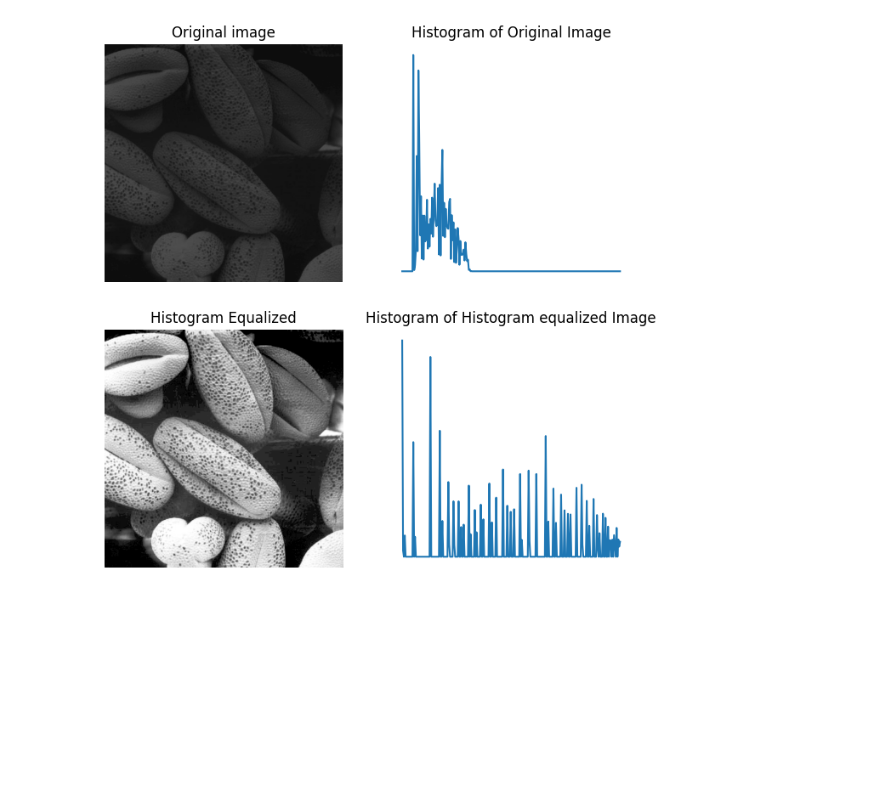
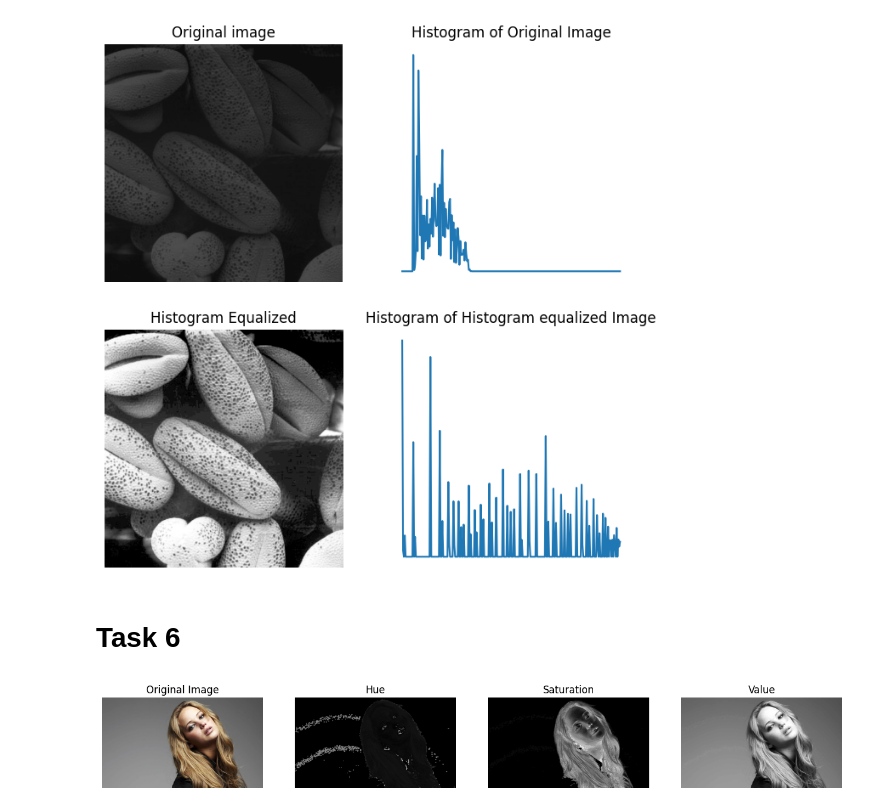
Before and after one commit to AnushkaSamaranayake/-Intensity-Transformations-and-Neighbourhood-Filtering, a Jupyter notebook: test.ipynb, the cells around one changed output. Saved outputs shown, nothing was run; the diff lists cells and outputs as text; code cells hidden in the pictures; blank space fills up the shorter version.

Commit message:
Task 6 3/4 completed

```diff
--- a/test.ipynb
+++ b/test.ipynb
@@ -363,3 +363,40 @@ for row in ax:
 plt.show()
 # %% [output]
 [figure]
+# %% [markdown]
+# Task 6
+# %%
+import numpy as np
+import matplotlib.pyplot as plt
+import cv2 as cv
+
+img = cv.imread('a1images/jeniffer.jpg')
+assert img is not None
+
+img_gray = cv.cvtColor(img, cv.COLOR_BGR2GRAY)
+
+#Convert the image to RBG since the img opens in BGR format
+#img_rgb = cv.cvtColor(img, cv.COLOR_BGR2RGB)
+
+#Convert the image to HSV
+img_hsv = cv.cvtColor(img, cv.COLOR_BGR2HSV)
+
+#Split the image into Hue, Saturation and Value
+img_hue, img_saturation, img_value = cv.split(img_hsv)
+
+#plot the images
+fig, ax = plt.subplots(1, 4, figsize=(16, 4))
+ax[0].imshow(img, cmap='gray', vmin=0, vmax=255)
+ax[0].set_title('Original Image')
+ax[1].imshow(img_hue, cmap='gray', vmin=0, vmax=255)
+ax[1].set_title('Hue')
+ax[2].imshow(img_saturation, cmap='gray', vmin=0, vmax=255)
+ax[2].set_title('Saturation')
+ax[3].imshow(img_value, cmap='gray', vmin=0, vmax=255)
+ax[3].set_title('Value')
+for a in ax:
+    a.axis('off')
+
+plt.show()
+# %% [output]
+[figure, added]
```
Also changed, not shown: parts of 4 cells of this notebook.
